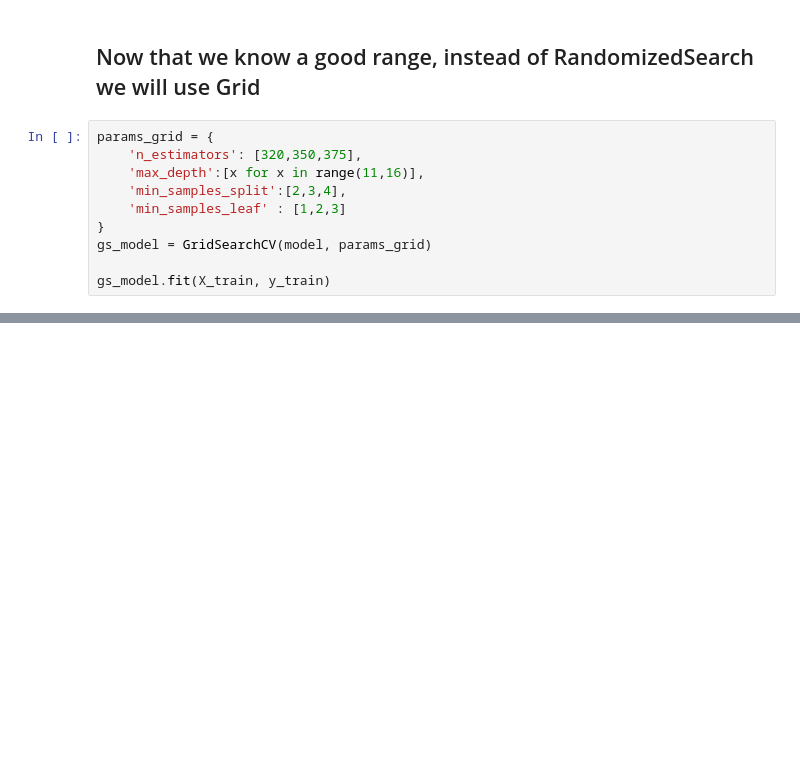
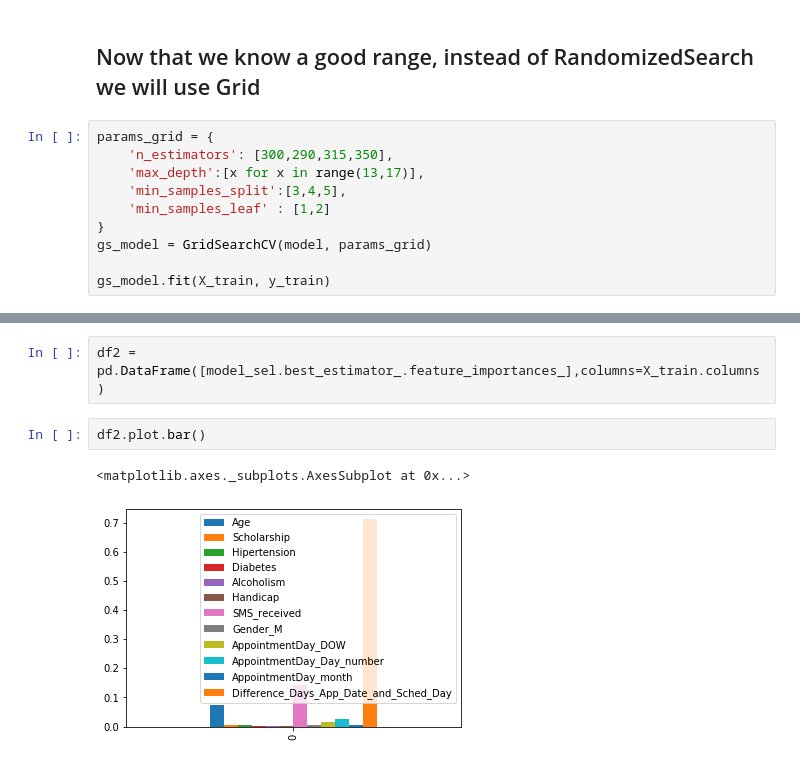
Before and after one commit to ironhack-bcn-data-june-2020/project-ml-show-noshow, a Jupyter notebook: DecisionTrees.ipynb, the cells around one changed output, grey strips where cells are left out. Saved outputs shown, nothing was run; the diff lists cells and outputs as text; blank space fills up the shorter version.

Commit message:
Feature importance

```diff
--- a/DecisionTrees.ipynb
+++ b/DecisionTrees.ipynb
@@ -131,10 +142,10 @@ matrix = plot_confusion_matrix(model_sel, X_test, y_test,
 ## Now that we know a good range, instead of RandomizedSearch we will use Grid
 # %%
 params_grid = {
-    'n_estimators': [320,350,375],
-    'max_depth':[x for x in range(11,16)],
-    'min_samples_split':[2,3,4],
-    'min_samples_leaf' : [1,2,3]
+    'n_estimators': [300,290,315,350],
+    'max_depth':[x for x in range(13,17)],
+    'min_samples_split':[3,4,5],
+    'min_samples_leaf' : [1,2]
 }
 gs_model = GridSearchCV(model, params_grid)
 
@@ -175,0 +188,7 @@ matrix = plot_confusion_matrix(model_sel, X_test, y_test,
+# %%
+df2 = pd.DataFrame([model_sel.best_estimator_.feature_importances_],columns=X_train.columns)
+# %%
+df2.plot.bar()
+# %% [output]
+<matplotlib.axes._subplots.AxesSubplot at 0x...>
+[figure, added]
```
Also changed, not shown: parts of 22 cells of this notebook.
